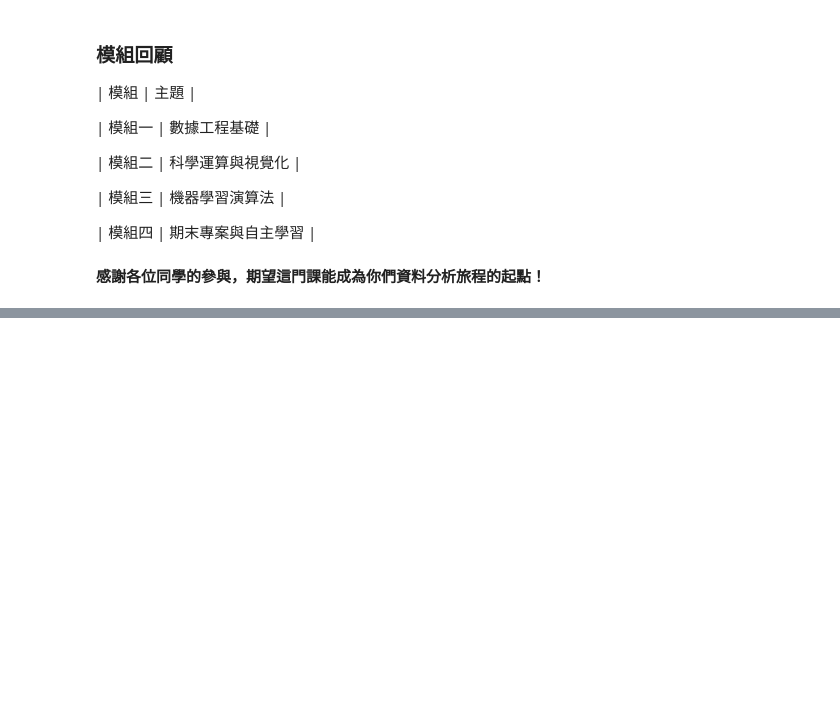
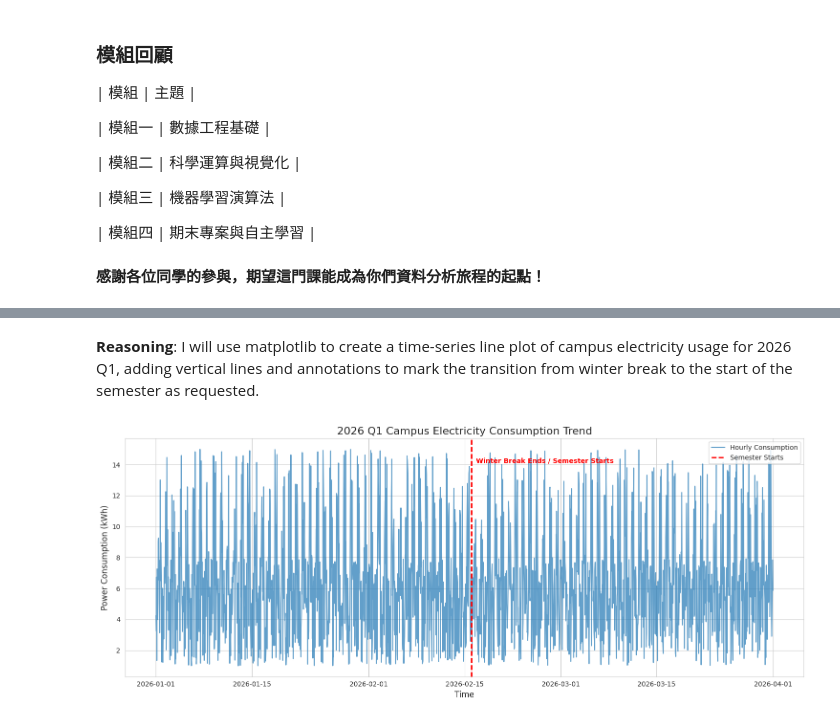
Before and after one commit to linyue0096/N2, a Jupyter notebook: Algorithms_and_Data_Analytics.ipynb, the cells around one changed output, grey strips where cells are left out. Drawn from its saved outputs; the diff is of its cells as text; code cells hidden in the pictures; blank space fills up the shorter version.

```diff
--- a/Algorithms_and_Data_Analytics.ipynb
+++ b/Algorithms_and_Data_Analytics.ipynb
@@ -807,12 +807,12 @@ SQLite 是輕量級的檔案型資料庫，適合小型專案和學習。
 ### 程式碼
 # %%
 import sqlite3
-conn = sqlite3.connect("data.db")
+conn = sqlite3.connect("2026-01.sqlite")
 cursor = conn.cursor()
 #cursor.execute("""CREATE TABLE students (
 #    id INTEGER PRIMARY KEY,
 #    name TEXT)""")
 cursor.execute("INSERT INTO students VALUES (?,?)", (1,"Alice"))
 conn.commit()
-df = pd.read_sql_query("SELECT * FROM students", conn)
+df = pd.read_sql_query("SELECT * FROM data_2026_01", conn)
 df
@@ -2218,0 +2583,32 @@ print("祝大家在資料科學道路上持續前進!")
+# %% [markdown]
+**Reasoning**:
+I will use matplotlib to create a time-series line plot of campus electricity usage for 2026 Q1, adding vertical lines and annotations to mark the transition from winter break to the start of the semester as requested.
+# %%
+import matplotlib.pyplot as plt
+import seaborn as sns
+
+# 1. 設定繪圖風格
+sns.set_style("whitegrid")
+plt.figure(figsize=(15, 6))
+
+# 2. 繪製全校用電量時間序列折線圖
+plt.plot(df_combined['timestamp'], df_combined['power_consumption_kwh'], label='Hourly Consumption', color='#1f77b4', alpha=0.7)
+
+# 3. 設定開學日 (假設為 2026-02-16)
+opening_day = pd.Timestamp('2026-02-16')
+
+# 4. 加入標註與垂直線
+plt.axvline(opening_day, color='red', linestyle='--', linewidth=2, label='Semester Starts')
+plt.text(opening_day, plt.ylim()[1]*0.9, '  Winter Break Ends / Semester Starts', color='red', fontweight='bold')
+
+# 5. 加入圖表標題與標籤
+plt.title('2026 Q1 Campus Electricity Consumption Trend', fontsize=16)
+plt.xlabel('Time', fontsize=12)
+plt.ylabel('Power Consumption (kWh)', fontsize=12)
+
+# 6. 顯示圖例與優化佈局
+plt.legend()
+plt.tight_layout()
+plt.show()
+# %% [output]
+[figure, added]
```
Also changed, not shown: parts of 88 cells of this notebook.
